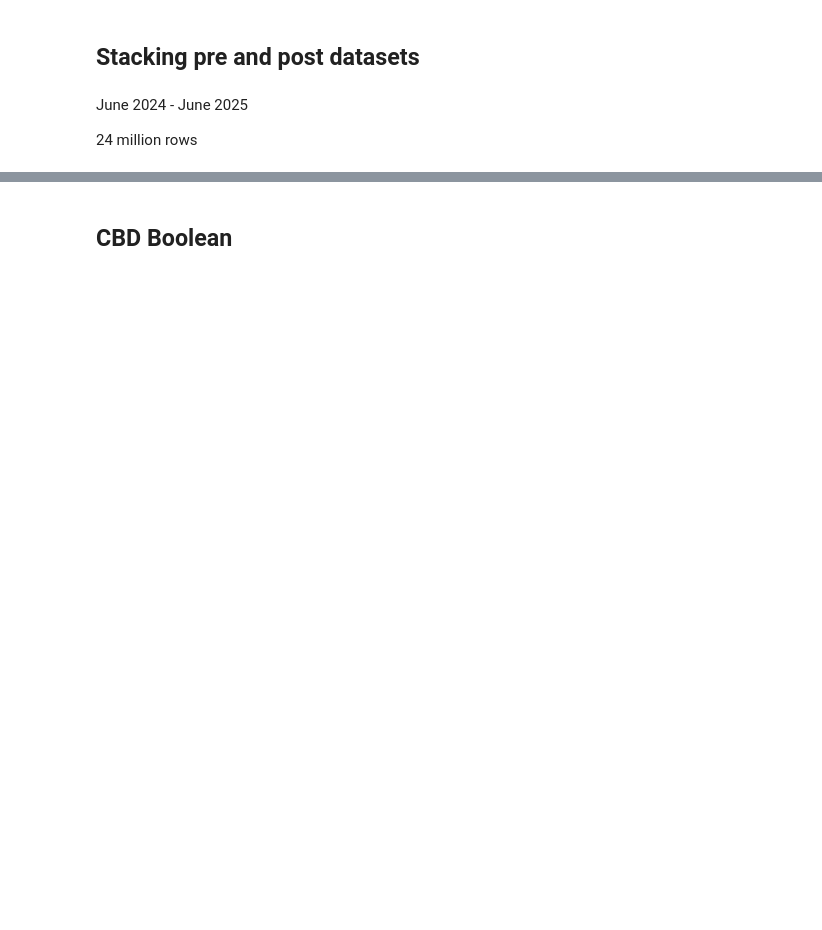
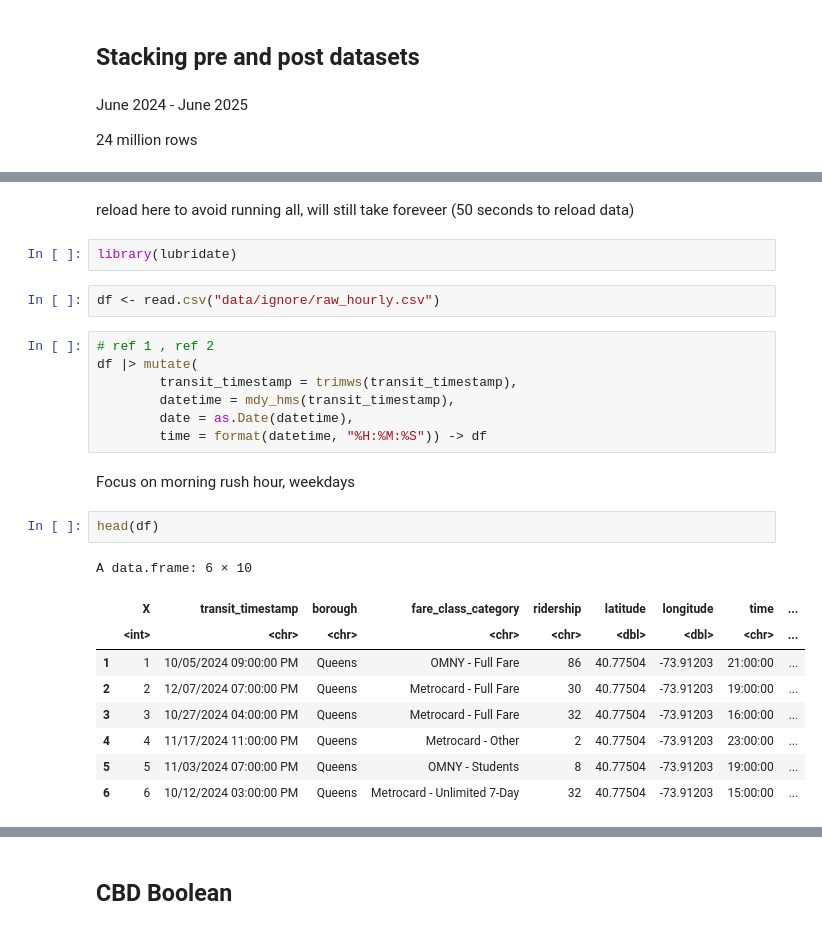
Before and after one commit to lily-harper/statsproject, a Jupyter notebook: 1_data.ipynb, the cells around one changed output, grey strips where cells are left out. Saved outputs shown, nothing was run; the diff lists cells and outputs as text; blank space fills up the shorter version.

Commit message:
data aquisition, again

```diff
--- a/1_data.ipynb
+++ b/1_data.ipynb
@@ -109,0 +150,27 @@ nrow(df)
+# %% [markdown]
+reload here to avoid running all, will still take foreveer (50 seconds to reload data)
+# %%
+library(lubridate)
+# %%
+df <- read.csv("data/ignore/raw_hourly.csv")
+# %%
+# ref 1 , ref 2
+df |> mutate(
+        transit_timestamp = trimws(transit_timestamp),
+        datetime = mdy_hms(transit_timestamp),
+        date = as.Date(datetime),
+        time = format(datetime, "%H:%M:%S")) -> df
+# %% [markdown]
+Focus on morning rush hour, weekdays
+# %%
+head(df)
+# %% [output]
+A data.frame: 6 × 10
+|  | X | transit_timestamp | borough | fare_class_category | ridership | latitude | longitude | time | ... |
+|  | <int> | <chr> | <chr> | <chr> | <chr> | <dbl> | <dbl> | <chr> | ... |
+| 1 | 1 | 10/05/2024 09:00:00 PM | Queens | OMNY - Full Fare | 86 | 40.77504 | -73.91203 | 21:00:00 | ... |
+| 2 | 2 | 12/07/2024 07:00:00 PM | Queens | Metrocard - Full Fare | 30 | 40.77504 | -73.91203 | 19:00:00 | ... |
+| 3 | 3 | 10/27/2024 04:00:00 PM | Queens | Metrocard - Full Fare | 32 | 40.77504 | -73.91203 | 16:00:00 | ... |
+| 4 | 4 | 11/17/2024 11:00:00 PM | Queens | Metrocard - Other | 2 | 40.77504 | -73.91203 | 23:00:00 | ... |
+| 5 | 5 | 11/03/2024 07:00:00 PM | Queens | OMNY - Students | 8 | 40.77504 | -73.91203 | 19:00:00 | ... |
+| 6 | 6 | 10/12/2024 03:00:00 PM | Queens | Metrocard - Unlimited 7-Day | 32 | 40.77504 | -73.91203 | 15:00:00 | ... |
```
Also changed, not shown: parts of 48 cells of this notebook, 9 other files.
